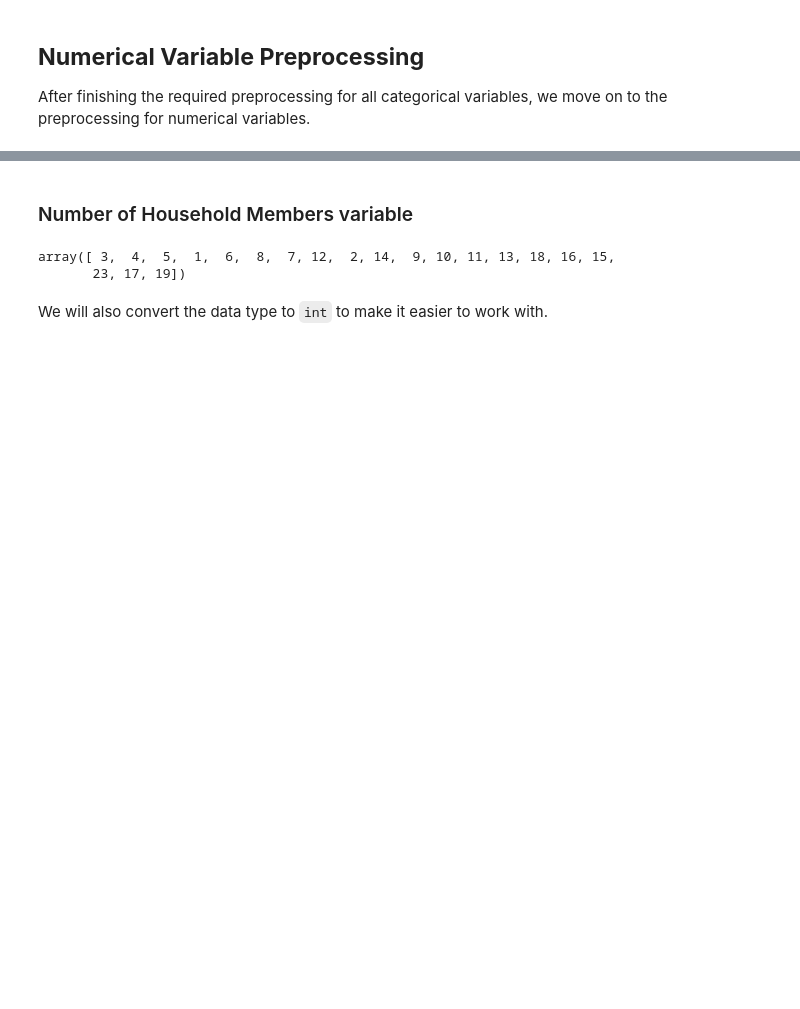
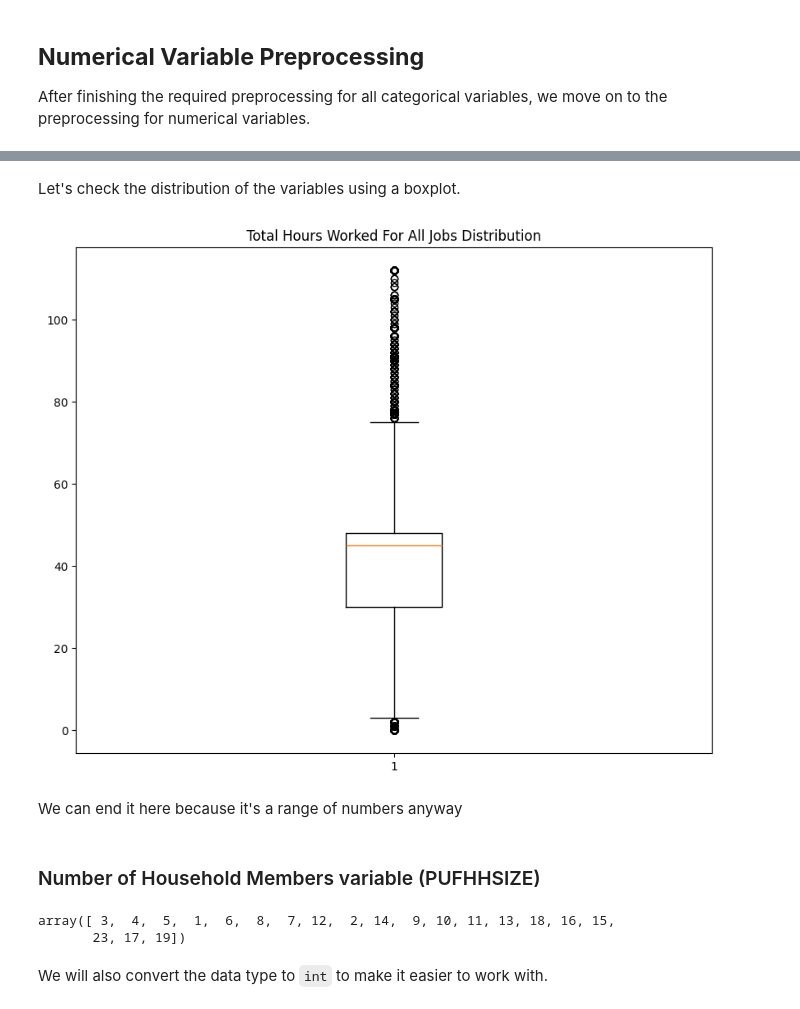
Before and after one commit to clavzno/STINTSY, a Jupyter notebook: Notebook.ipynb, the cells around one changed output, grey strips where cells are left out. Drawn from its saved outputs; the diff is of its cells as text; code cells hidden in the pictures; blank space fills up the shorter version.

```diff
--- a/Notebook.ipynb
+++ b/Notebook.ipynb
@@ -1023,0 +1178,6 @@ memory usage: 627.8 KB
+# %%
+jobs_df["PUFC24_PBASIS"] = jobs_df["PUFC24_PBASIS"].map(PUFC24_MAPPING)
+jobs_df["PUFC24_PBASIS"] = jobs_df["PUFC24_PBASIS"].astype("string").map(PUFC24_MAPPING)
+jobs_df["PUFC24_PBASIS"] = jobs_df["PUFC24_PBASIS"].astype("string")
+
+jobs_df["PUFC24_PBASIS"].unique()
@@ -1023,0 +1309,8 @@ memory usage: 627.8 KB
+# %%
+jobs_df['PUFC43_QKB'] = jobs_df['PUFC43_QKB'].astype(str).str.strip().replace('', np.nan)
+mode_value = jobs_df['PUFC43_QKB'].mode()[0]
+jobs_df['PUFC43_QKB'] = jobs_df['PUFC43_QKB'].fillna(mode_value)
+
+# then we check if there are still missing values
+whitespace_count = (jobs_df['PUFC43_QKB'].astype(str).str.strip() == '').sum()
+whitespace_count
@@ -1023,0 +1321,3 @@ memory usage: 627.8 KB
+# %%
+jobs_df['PUFC43_QKB'] = jobs_df['PUFC43_QKB'].astype('int')
+jobs_df["PUFC43_QKB"].info()
@@ -1027,0 +1382,4 @@ After finishing the required preprocessing for all categorical variables, we mov
+# %%
+jobs_df['PUFC28_THOURS'] = jobs_df['PUFC28_THOURS'].astype('int')
+print(jobs_df['PUFC28_THOURS'].info()) # using this to check if the conversion worked
+print(jobs_df['PUFC28_THOURS'].value_counts())
@@ -1028,5 +1404,16 @@ After finishing the required preprocessing for all categorical variables, we mov
+# %% [markdown]
+Let's check the distribution of the variables using a boxplot.
+# %%
+plt.figure(figsize=(10, 8))
+plt.boxplot(x=jobs_df['PUFC28_THOURS'])
+plt.title('Total Hours Worked For All Jobs Distribution')
+plt.show()
+# %% [output]
+[figure, added]
+# %% [markdown]
+We can end it here because it's a range of numbers anyway
 # %% [markdown]
-### Number of Household Members variable
+### Number of Household Members variable (PUFHHSIZE)
 # %%
 jobs_df['PUFHHSIZE'].unique()
 # %% [output]
```
Also changed, not shown: parts of 80 cells of this notebook, 2 other files.
